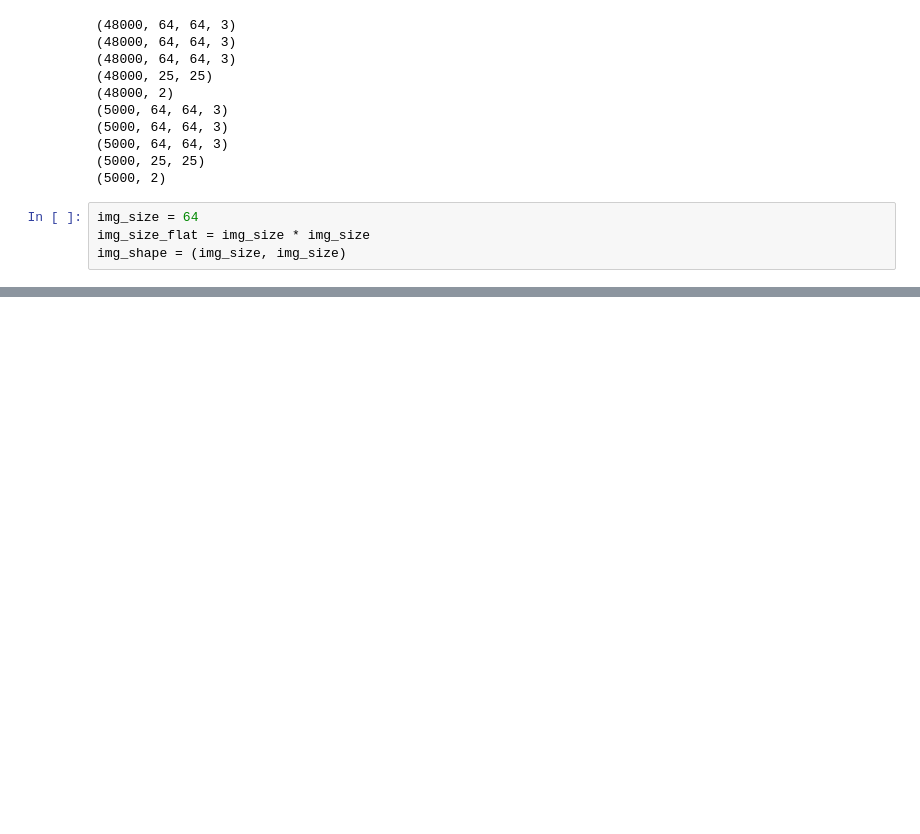
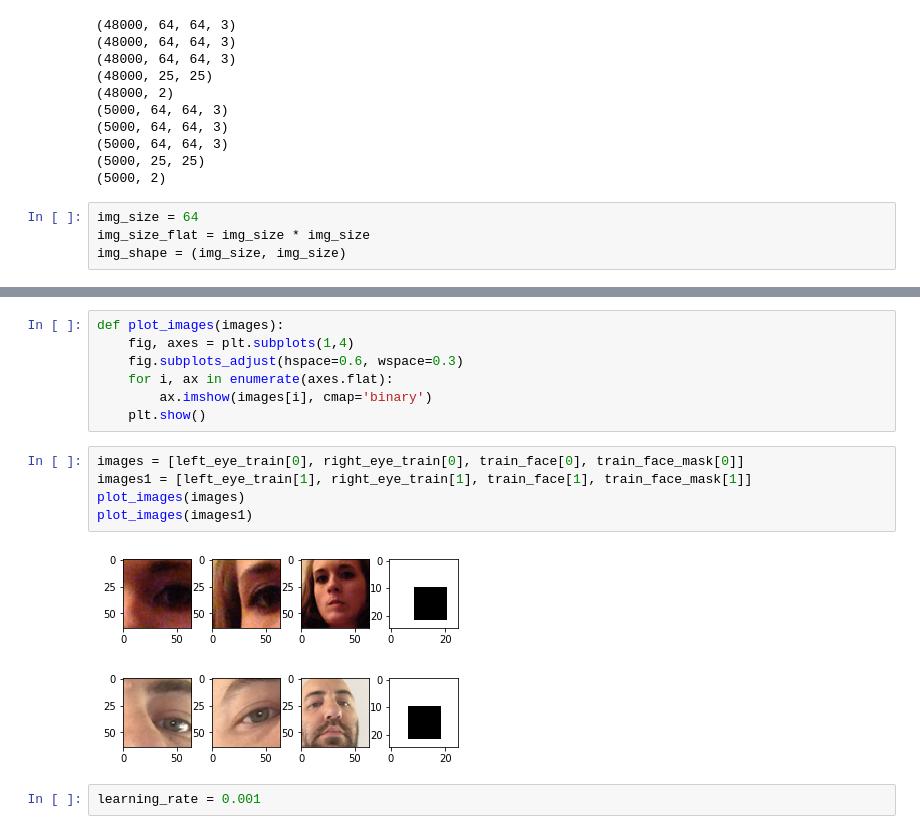
Before and after one commit to sumanthExp/eye_tracker, a Jupyter notebook: eye_tracker.py.ipynb, the cells around one changed output, grey strips where cells are left out. Drawn from its saved outputs; the diff is of its cells as text; blank space fills up the shorter version.

```diff
--- a/eye_tracker.py.ipynb
+++ b/eye_tracker.py.ipynb
@@ -50,0 +47,17 @@ img_shape = (img_size, img_size)
+# %%
+def plot_images(images):
+    fig, axes = plt.subplots(1,4)
+    fig.subplots_adjust(hspace=0.6, wspace=0.3)
+    for i, ax in enumerate(axes.flat):
+        ax.imshow(images[i], cmap='binary')
+    plt.show()
+# %%
+images = [left_eye_train[0], right_eye_train[0], train_face[0], train_face_mask[0]]
+images1 = [left_eye_train[1], right_eye_train[1], train_face[1], train_face_mask[1]]
+plot_images(images)
+plot_images(images1)
+# %% [output]
+[figure, added]
+[figure, added]
+# %%
+learning_rate = 0.001
```
Also changed, not shown: parts of 1 cell of this notebook.
